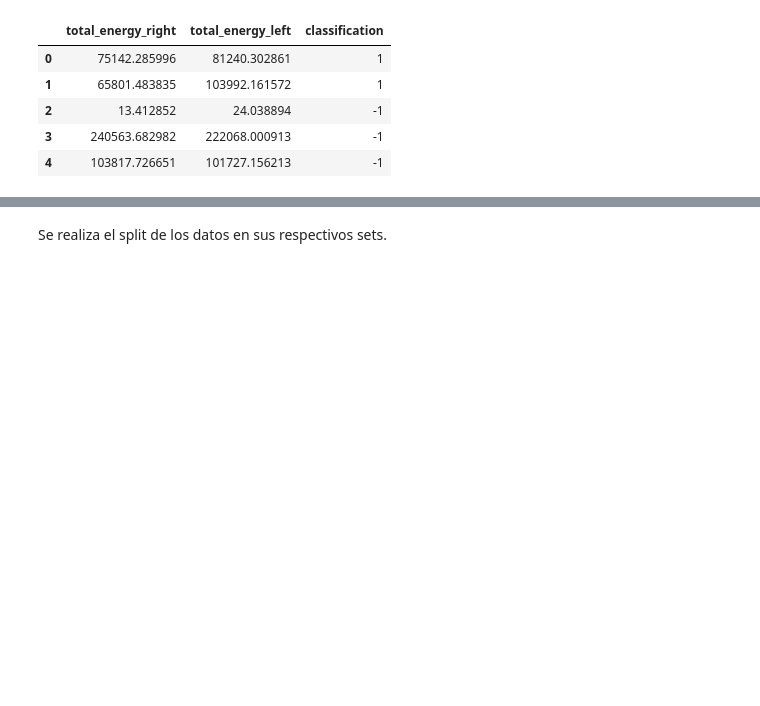
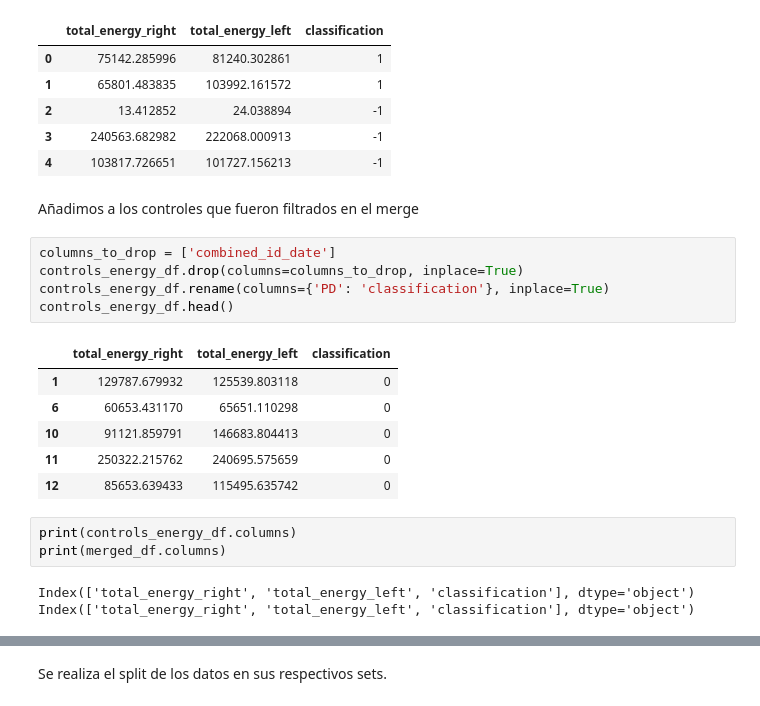
Before and after one commit to jose-2001/AIForIMUParkinsonData, a Jupyter notebook: notebooks/data_preparation/s1-preprocessing.ipynb, the cells around one changed output, grey strips where cells are left out. Drawn from its saved outputs; the diff is of its cells as text; blank space fills up the shorter version.

```diff
--- a/notebooks/data_preparation/s1-preprocessing.ipynb
+++ b/notebooks/data_preparation/s1-preprocessing.ipynb
@@ -203,3 +246,23 @@ merged_df.head()
 | 2 | 13.412852 | 24.038894 | -1 |
 | 3 | 240563.682982 | 222068.000913 | -1 |
 | 4 | 103817.726651 | 101727.156213 | -1 |
+# %% [markdown]
+Añadimos a los controles que fueron filtrados en el merge
+# %%
+columns_to_drop = ['combined_id_date']
+controls_energy_df.drop(columns=columns_to_drop, inplace=True)
+controls_energy_df.rename(columns={'PD': 'classification'}, inplace=True)
+controls_energy_df.head()
+# %% [output]
+|  | total_energy_right | total_energy_left | classification |
+| 1 | 129787.679932 | 125539.803118 | 0 |
+| 6 | 60653.431170 | 65651.110298 | 0 |
+| 10 | 91121.859791 | 146683.804413 | 0 |
+| 11 | 250322.215762 | 240695.575659 | 0 |
+| 12 | 85653.639433 | 115495.635742 | 0 |
+# %%
+print(controls_energy_df.columns)
+print(merged_df.columns)
+# %% [output]
+Index(['total_energy_right', 'total_energy_left', 'classification'], dtype='object')
+Index(['total_energy_right', 'total_energy_left', 'classification'], dtype='object')
```
Also changed, not shown: parts of 8 cells of this notebook.
